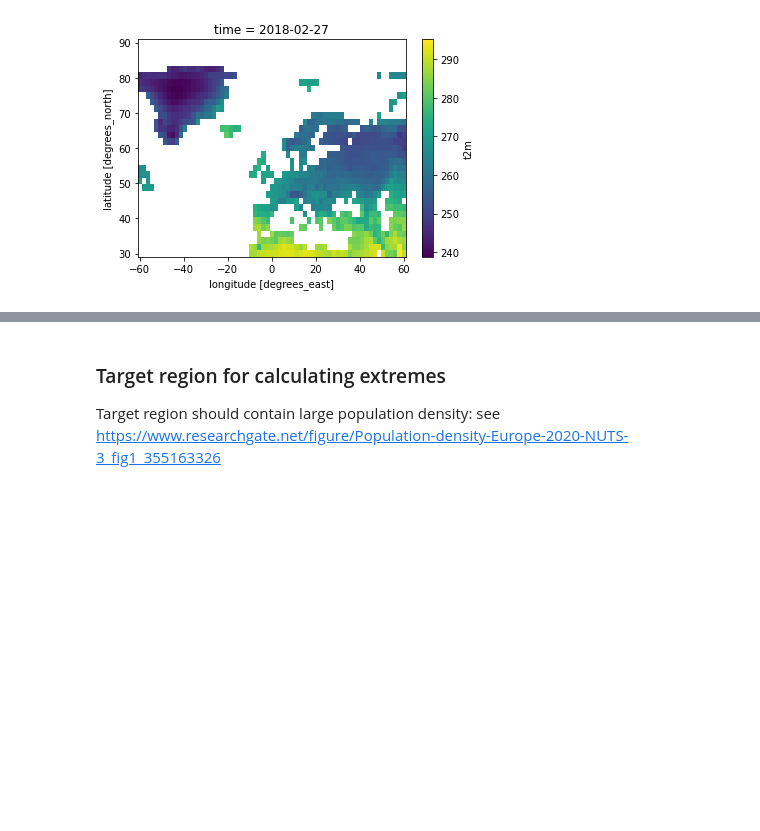
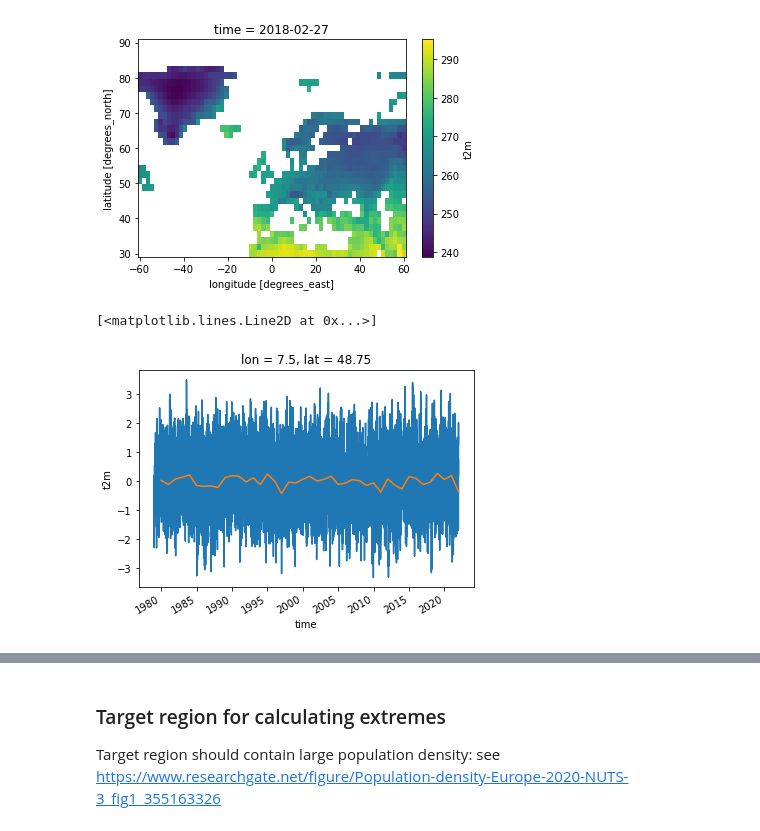
Before and after one commit to steidani/ParetoBoost, a Jupyter notebook: notebooks/00_preprocess_era5.ipynb, the cells around one changed output, grey strips where cells are left out. Saved outputs shown, nothing was run; the diff lists cells and outputs as text; code cells hidden in the pictures; blank space fills up the shorter version.

```diff
--- a/notebooks/00_preprocess_era5.ipynb
+++ b/notebooks/00_preprocess_era5.ipynb
@@ -185,6 +214,12 @@ data = xr.apply_ufunc(
 # %%
 # remove coordinate "dayofyear"
 data = data.drop("dayofyear")
+# %%
+data.t2m.sel(lon = 7.5, lat = 48.75 ).plot()
+data.t2m.sel(lon = 7.5, lat = 48.75 ).resample(time='Y').mean().plot()
+# %% [output]
+[<matplotlib.lines.Line2D at 0x...>]
+[figure, added]
 # %%
 time = '2018-2-27'
 
```
Also changed, not shown: parts of 21 cells of this notebook, 1 other file.
